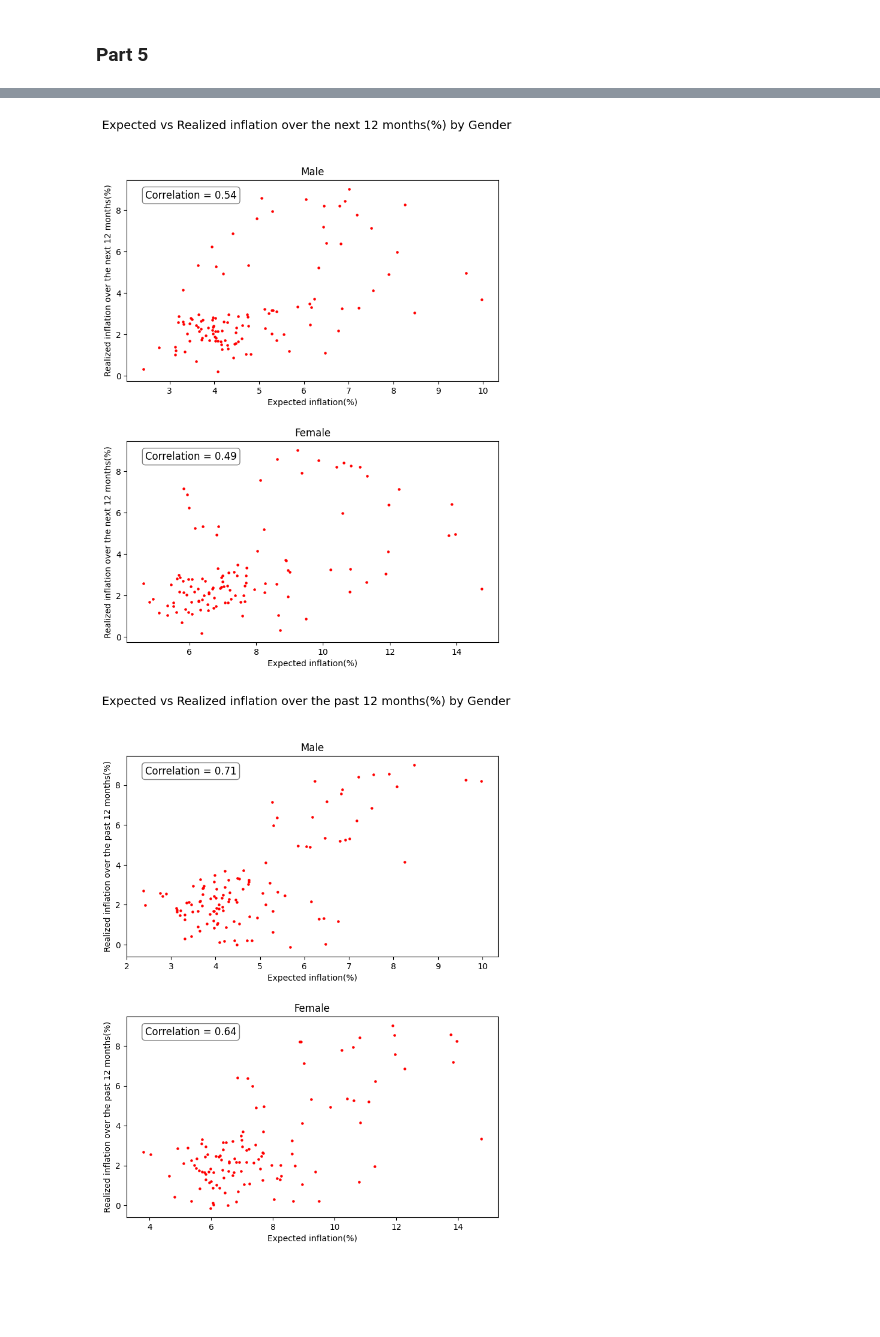
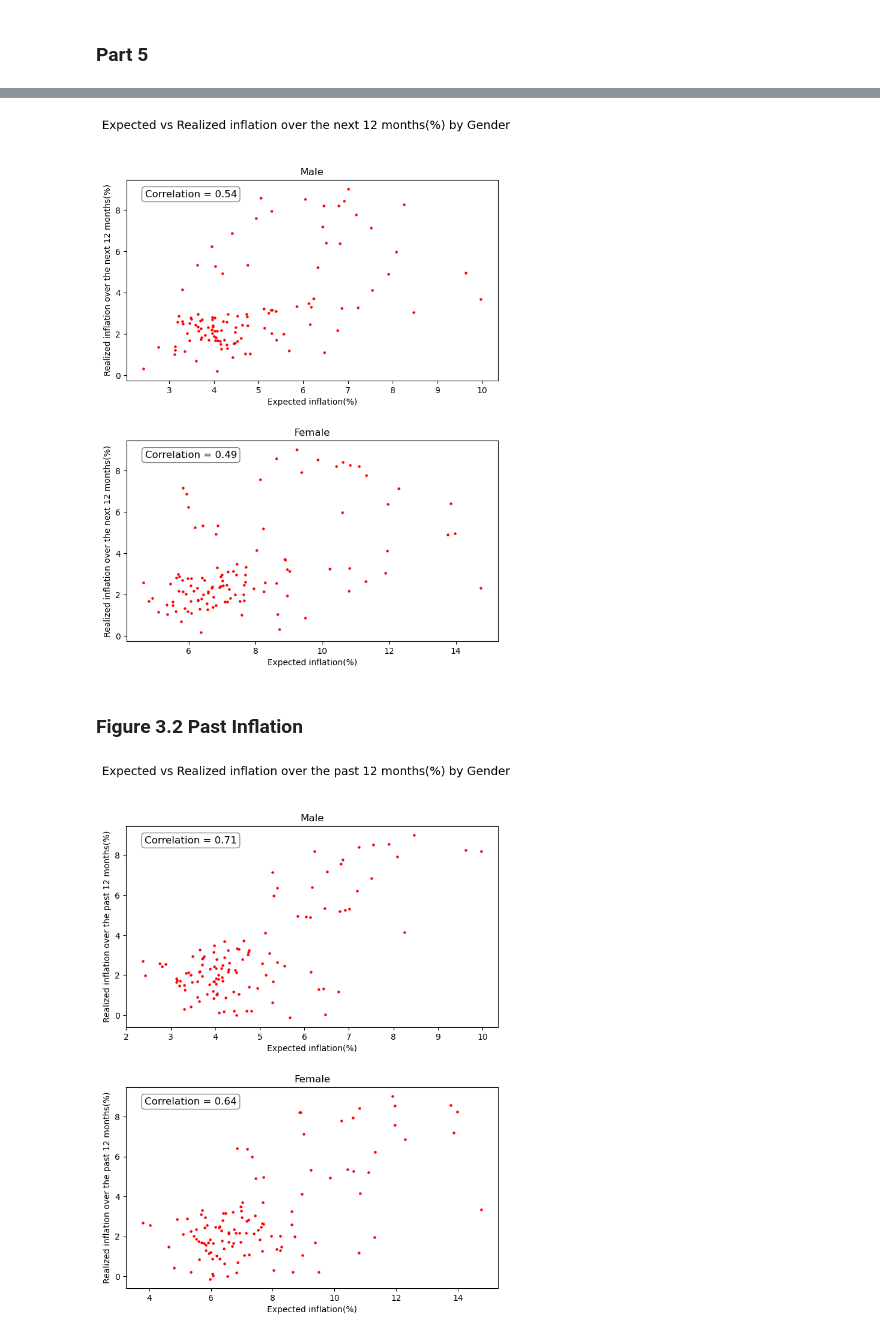
Before and after one commit to vanasilaghi/Term-paper, a Jupyter notebook: Term_Paper.ipynb, the cells around one changed output, grey strips where cells are left out. Saved outputs shown, nothing was run; the diff lists cells and outputs as text; code cells hidden in the pictures; blank space fills up the shorter version.

```diff
--- a/Term_Paper.ipynb
+++ b/Term_Paper.ipynb
@@ -353,7 +370,14 @@ def plot_gender_inflation(df, y_var, title_y_label=None):
     plt.suptitle(f"Expected vs {title_y_label if title_y_label else y_var} by Gender", fontsize=14)
     plt.show()
 
+# Main header and description
+display(Markdown("# Correlation of Inflation Expectations with Realized Inflation"))
+display(Markdown("The following figures (3.1-3.2) report correlation between average monthly expectations for inflation by gender to realized inflation based on CPI data. The realized inflation is calculated for both the future 12 months and the past 12 months."))
+
+
+display(Markdown("### Figure 3.1 Future Inflation"))
 plot_gender_inflation(cpi_merged, "Real_Inflation_Future", title_y_label="Realized inflation over the next 12 months(%)")
 
+display(Markdown("### Figure 3.2 Past Inflation"))
 plot_gender_inflation(cpi_merged, "Real_Inflation_Past", title_y_label="Realized inflation over the past 12 months(%)")
 # %% [output]
@@ -360,2 +387,3 @@ plot_gender_inflation(cpi_merged, "Real_Inflation_Past", title_y_label="Realized
 [figure]
+### Figure 3.2 Past Inflation
-[figure, old version]
+[figure, new version]
```
Also changed, not shown: parts of 3 cells of this notebook.
